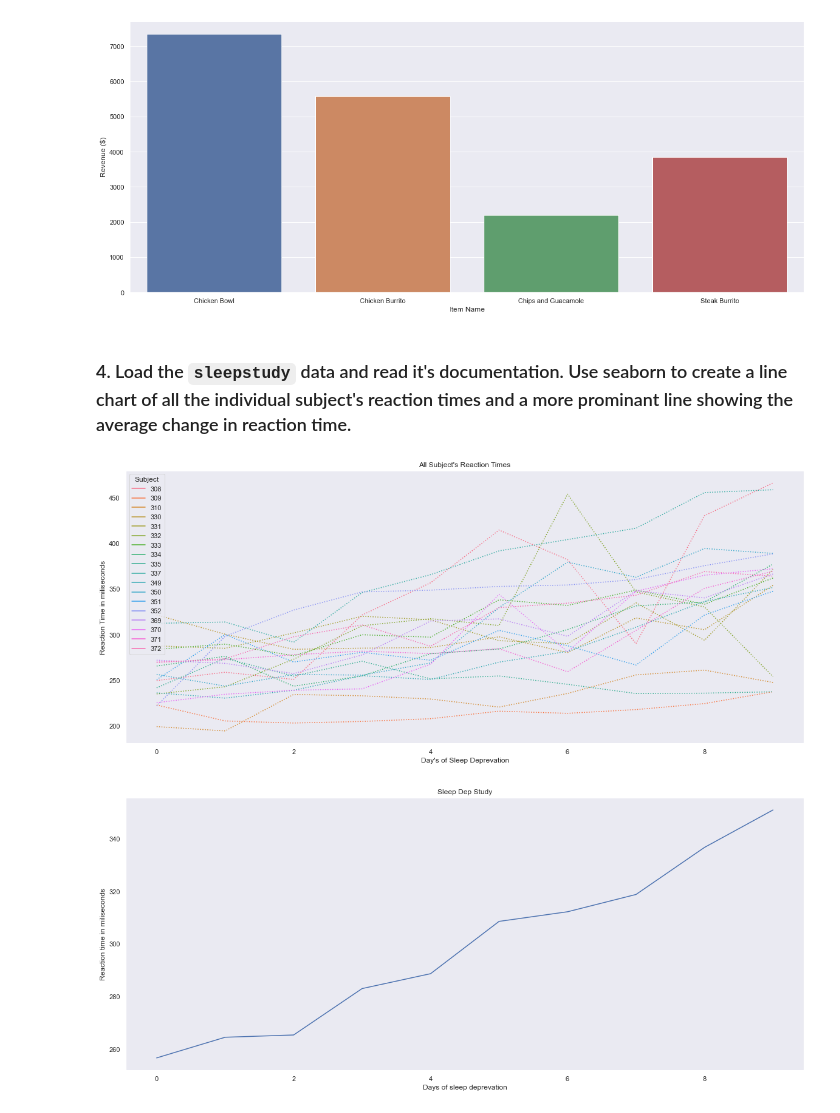
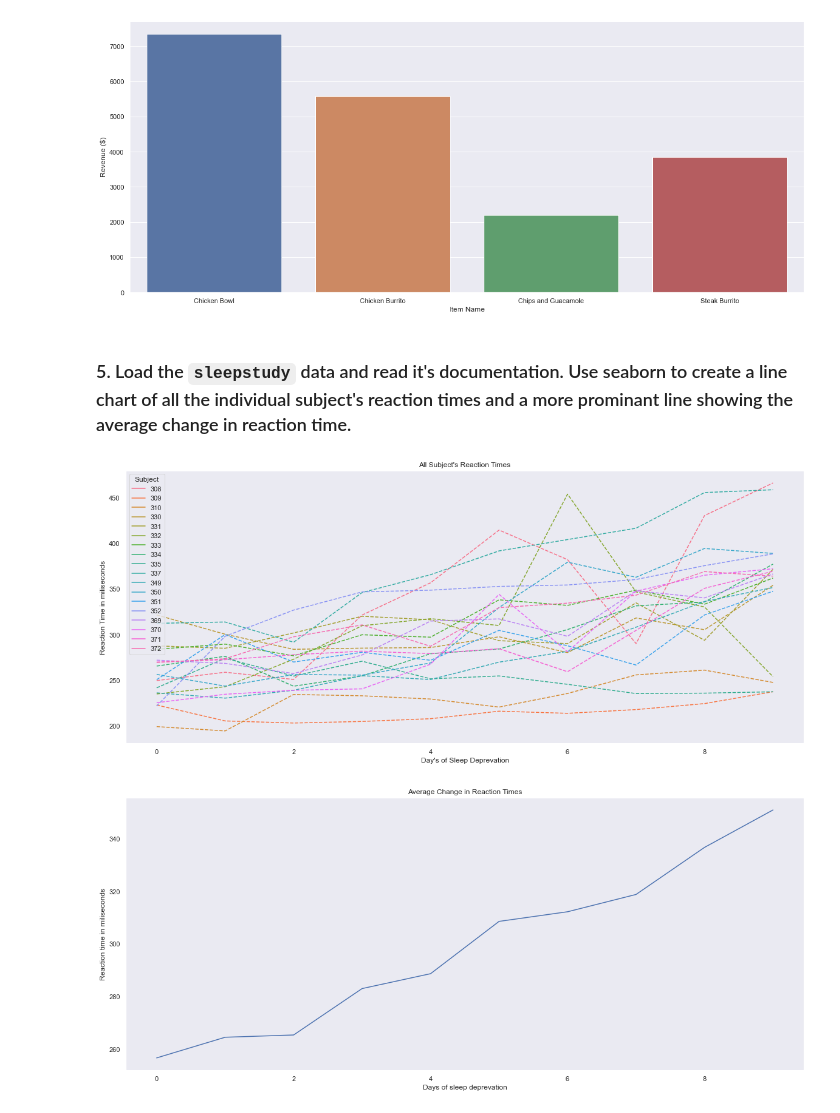
Before and after one commit to CharlesAtchison/numpy-pandas-visualization-exercises, a Jupyter notebook: seaborn_exercises.ipynb, the cells around one changed output. Saved outputs shown, nothing was run; the diff lists cells and outputs as text; code cells hidden in the pictures.

```diff
--- a/seaborn_exercises.ipynb
+++ b/seaborn_exercises.ipynb
@@ -195,23 +195,23 @@ plt.show()
 # %% [output]
 [figure]
 # %% [markdown]
-### 4. Load the `sleepstudy` data and read it's documentation. Use seaborn to create a line chart of all the individual subject's reaction times and a more prominant line showing the average change in reaction time.
+### 5. Load the `sleepstudy` data and read it's documentation. Use seaborn to create a line chart of all the individual subject's reaction times and a more prominant line showing the average change in reaction time.
 # %%
 sleepstudy = data('sleepstudy')
 sleepstudy.Subject = sleepstudy.Subject.astype(str)
-sns.lineplot(data=sleepstudy, x='Days', y='Reaction', hue='Subject', linestyle=':',)
+sns.lineplot(data=sleepstudy, x='Days', y='Reaction', hue='Subject', linestyle='--', estimator='mean')
 plt.title("All Subject's Reaction Times")
 plt.xlabel("Day's of Sleep Deprevation")
 plt.ylabel("Reaction Time in miliseconds")
 plt.show()
 # %% [output]
-[figure, old version]
+[figure, new version]
 # %%
 avg_reaction = sleepstudy.groupby(sleepstudy.Days).Reaction.agg(['mean'])
 sns.lineplot(data=avg_reaction, x='Days', y='mean')
 plt.ylabel('Reaction time in miliseconds')
 plt.xlabel('Days of sleep deprevation')
-plt.title('Sleep Dep Study')
+plt.title('Average Change in Reaction Times')
 plt.show()
 # %% [output]
-[figure, old version]
+[figure, new version]
```
